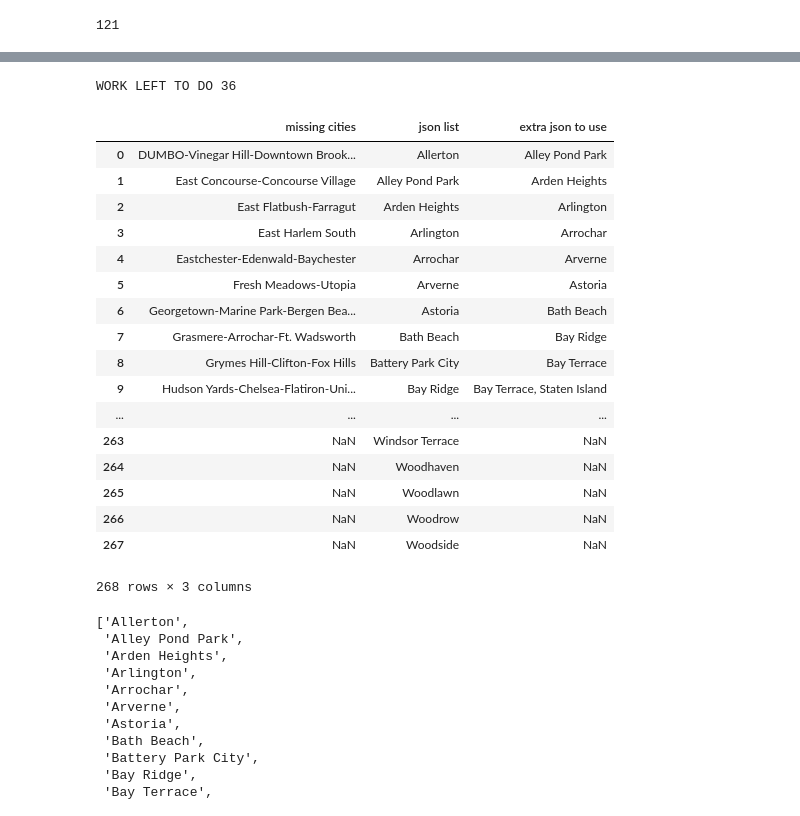
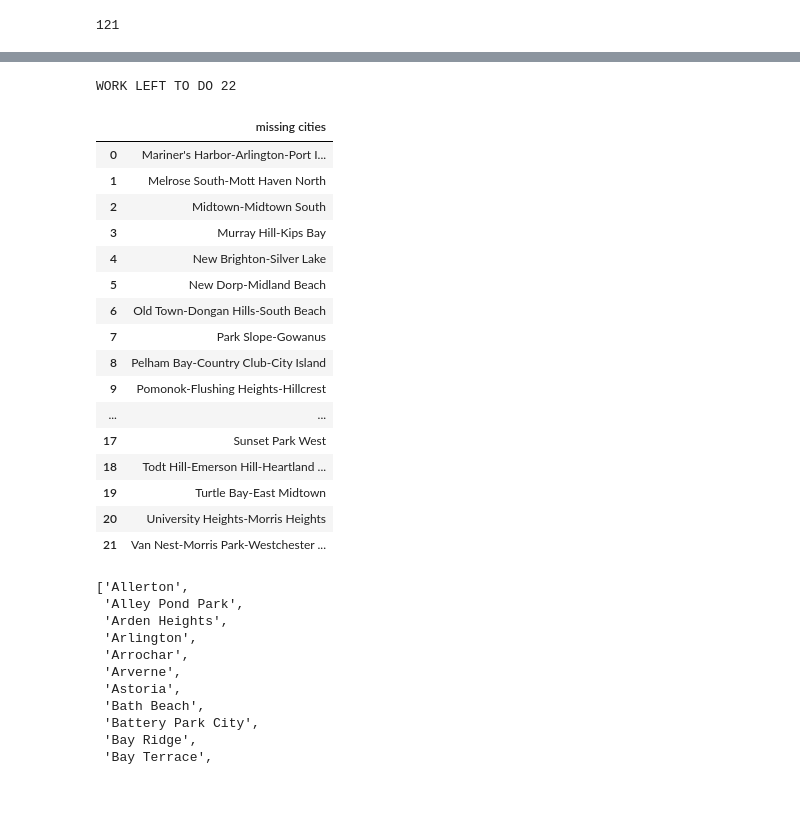
Before and after one commit to christinemazur/project1, a Jupyter notebook: NYCGraphs.ipynb, the cells around one changed output, grey strips where cells are left out. Saved outputs shown, nothing was run; the diff lists cells and outputs as text; code cells hidden in the pictures.

```diff
--- a/NYCGraphs.ipynb
+++ b/NYCGraphs.ipynb
@@ -176,6 +176,6 @@ title_name_change(copy, "Crown Heights North", "Crown Heights")
 # %%
-checker = copy["DUMBO-Vinegar Hill-Downtown Brooklyn-Boerum Hill"]
-add_df = checker[checker['neighbourhood'] == 'Downtown Brooklyn']
-add_df
-copy['Downtown Brooklyn'] = add_df
+# checker = copy["Marble Hill-Inwood"]
+# add_df = checker[checker['neighbourhood'] == "Inwood"]
+# add_df
+# copy["Inwood"] = add_df
 # %%
@@ -209,51 +191,48 @@ for k,v in copy.items():
 # %%
 # DATA MUNGING TO FIX CITY MAP
 copy_city_list
 neighborhood_json_list
 missing_cities = []
 extra_json_cities = []
 
 
 for city in copy_city_list:
     if city not in neighborhood_json_list:
         missing_cities.append(city)
 
 for city in neighborhood_json_list:
     if city not in copy_city_list:
         extra_json_cities.append(city)
 
 
 #ALPHABETIZE Lists
 neighborhood_json_list.sort()
 missing_cities.sort()
 
-checker_df = pd.DataFrame({'missing cities': pd.Series(missing_cities),
-              'json list': pd.Series(neighborhood_json_list),
-             'extra json to use': pd.Series(extra_json_cities)})
+checker_df = pd.DataFrame({'missing cities': pd.Series(missing_cities)})
 
 print('WORK LEFT TO DO', len(missing_cities))
 
 checker_df
 # %% [output]
-WORK LEFT TO DO 36
+WORK LEFT TO DO 22
-|  | missing cities | json list | extra json to use |
-| 0 | DUMBO-Vinegar Hill-Downtown Brook... | Allerton | Alley Pond Park |
-| 1 | East Concourse-Concourse Village | Alley Pond Park | Arden Heights |
-| 2 | East Flatbush-Farragut | Arden Heights | Arlington |
-| 3 | East Harlem South | Arlington | Arrochar |
-| 4 | Eastchester-Edenwald-Baychester | Arrochar | Arverne |
-| 5 | Fresh Meadows-Utopia | Arverne | Astoria |
-| 6 | Georgetown-Marine Park-Bergen Bea... | Astoria | Bath Beach |
-| 7 | Grasmere-Arrochar-Ft. Wadsworth | Bath Beach | Bay Ridge |
-| 8 | Grymes Hill-Clifton-Fox Hills | Battery Park City | Bay Terrace |
-| 9 | Hudson Yards-Chelsea-Flatiron-Uni... | Bay Ridge | Bay Terrace, Staten Island |
-| ... | ... | ... | ... |
-| 263 | NaN | Windsor Terrace | NaN |
-| 264 | NaN | Woodhaven | NaN |
-| 265 | NaN | Woodlawn | NaN |
-| 266 | NaN | Woodrow | NaN |
-| 267 | NaN | Woodside | NaN |
+|  | missing cities |
+| 0 | Mariner's Harbor-Arlington-Port I... |
+| 1 | Melrose South-Mott Haven North |
+| 2 | Midtown-Midtown South |
+| 3 | Murray Hill-Kips Bay |
+| 4 | New Brighton-Silver Lake |
+| 5 | New Dorp-Midland Beach |
+| 6 | Old Town-Dongan Hills-South Beach |
+| 7 | Park Slope-Gowanus |
+| 8 | Pelham Bay-Country Club-City Island |
+| 9 | Pomonok-Flushing Heights-Hillcrest |
+| ... | ... |
+| 17 | Sunset Park West |
+| 18 | Todt Hill-Emerson Hill-Heartland ... |
+| 19 | Turtle Bay-East Midtown |
+| 20 | University Heights-Morris Heights |
+| 21 | Van Nest-Morris Park-Westchester ... |
-268 rows × 3 columns
 # %%
 neighborhood_json_list
 # %% [output]
```
Also changed, not shown: parts of 3 cells of this notebook.
